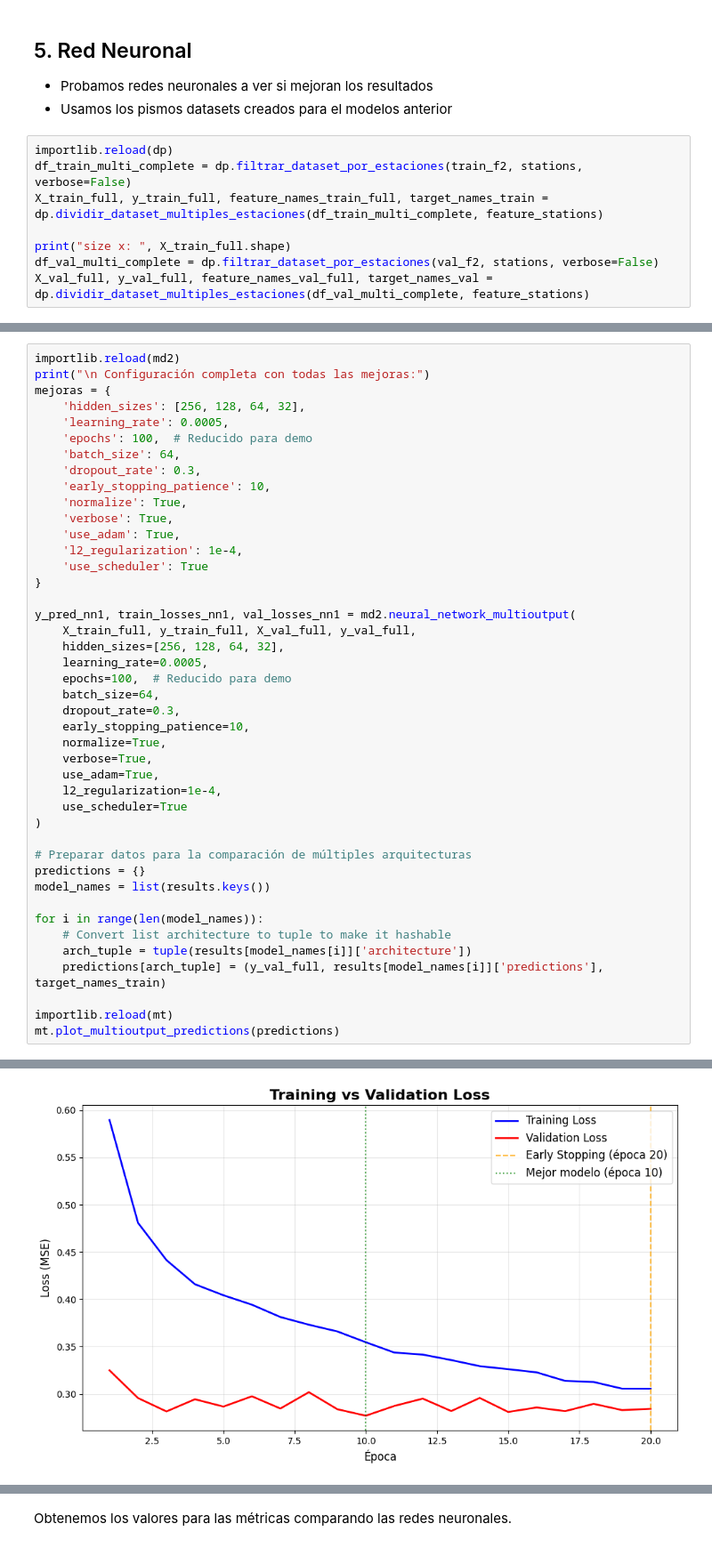
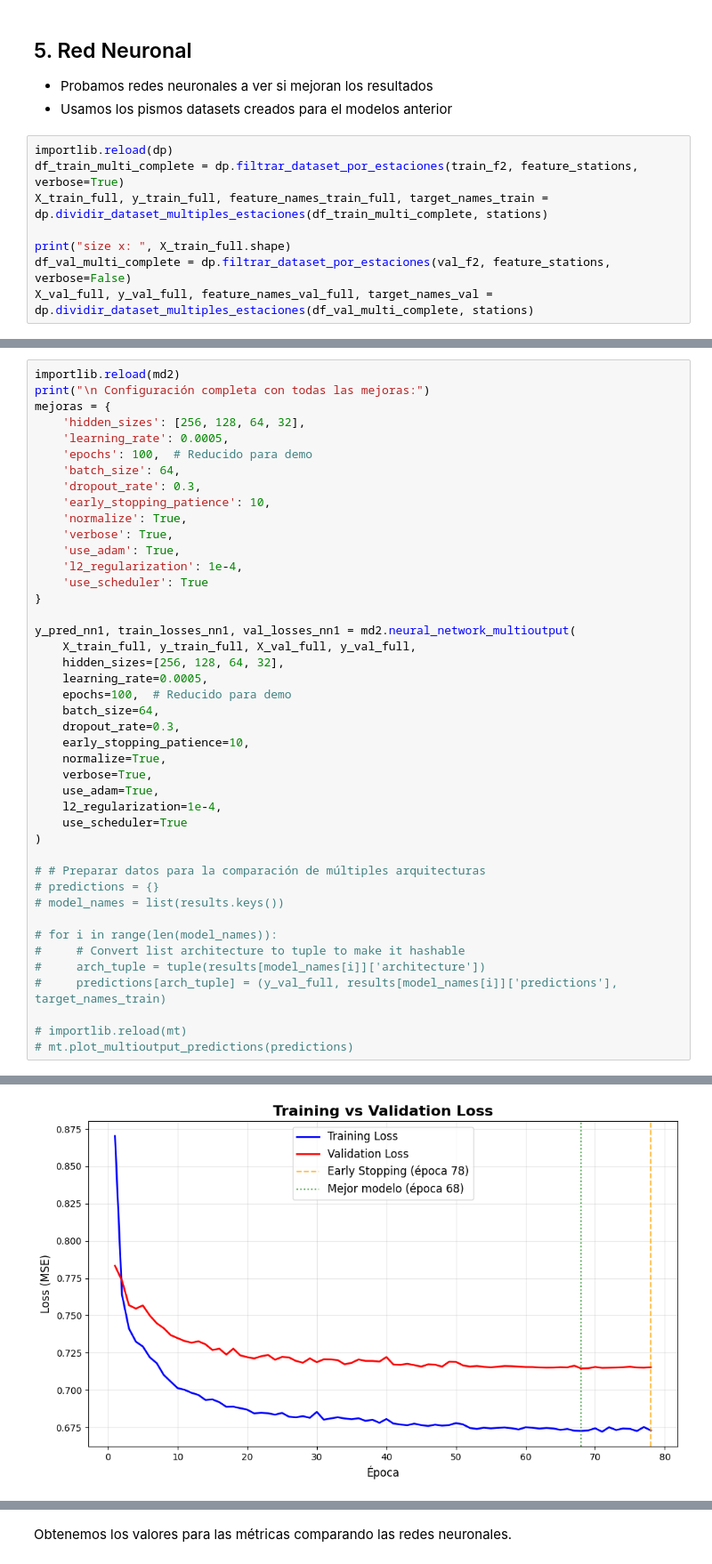
Before and after one commit to castaisa/BA_BICIS_MyC, a Jupyter notebook: src_main/features_2/Limited_stations_info.ipynb, the cells around one changed output, grey strips where cells are left out. Shown at 89% size. Drawn from its saved outputs; the diff is of its cells as text.

```diff
--- a/src_main/features_2/Limited_stations_info.ipynb
+++ b/src_main/features_2/Limited_stations_info.ipynb
@@ -585,10 +586,10 @@ mt.graficar_comparativa_modelos_multioutput(predicciones_multi_full)
 - Usamos los pismos datasets creados para el modelos anterior
 # %%
 importlib.reload(dp)
-df_train_multi_complete = dp.filtrar_dataset_por_estaciones(train_f2, stations, verbose=False)
-X_train_full, y_train_full, feature_names_train_full, target_names_train = dp.dividir_dataset_multiples_estaciones(df_train_multi_complete, feature_stations)
+df_train_multi_complete = dp.filtrar_dataset_por_estaciones(train_f2, feature_stations, verbose=True)
+X_train_full, y_train_full, feature_names_train_full, target_names_train = dp.dividir_dataset_multiples_estaciones(df_train_multi_complete, stations)
 
 print("size x: ", X_train_full.shape)
-df_val_multi_complete = dp.filtrar_dataset_por_estaciones(val_f2, stations, verbose=False)
-X_val_full, y_val_full, feature_names_val_full, target_names_val = dp.dividir_dataset_multiples_estaciones(df_val_multi_complete, feature_stations)
+df_val_multi_complete = dp.filtrar_dataset_por_estaciones(val_f2, feature_stations, verbose=False)
+X_val_full, y_val_full, feature_names_val_full, target_names_val = dp.dividir_dataset_multiples_estaciones(df_val_multi_complete, stations)
 # %% [output]
@@ -625,17 +642,17 @@ y_pred_nn1, train_losses_nn1, val_losses_nn1 = md2.neural_network_multioutput(
     use_scheduler=True
 )
 
-# Preparar datos para la comparación de múltiples arquitecturas
-predictions = {}
-model_names = list(results.keys())
+# # Preparar datos para la comparación de múltiples arquitecturas
+# predictions = {}
+# model_names = list(results.keys())
 
-for i in range(len(model_names)):
-    # Convert list architecture to tuple to make it hashable
-    arch_tuple = tuple(results[model_names[i]]['architecture'])
-    predictions[arch_tuple] = (y_val_full, results[model_names[i]]['predictions'], target_names_train)
+# for i in range(len(model_names)):
+#     # Convert list architecture to tuple to make it hashable
+#     arch_tuple = tuple(results[model_names[i]]['architecture'])
+#     predictions[arch_tuple] = (y_val_full, results[model_names[i]]['predictions'], target_names_train)
 
-importlib.reload(mt)
-mt.plot_multioutput_predictions(predictions)
+# importlib.reload(mt)
+# mt.plot_multioutput_predictions(predictions)
 # %% [output]
  Configuración completa con todas las mejoras:
 🔧 Usando device: cpu
@@ -647,2 +670,2 @@ mt.plot_multioutput_predictions(predictions)
-[figure, old version]
+[figure, new version]
 📊 Gráfico de pérdidas generado
```
Also changed, not shown: parts of 14 cells of this notebook, 1 other file.
